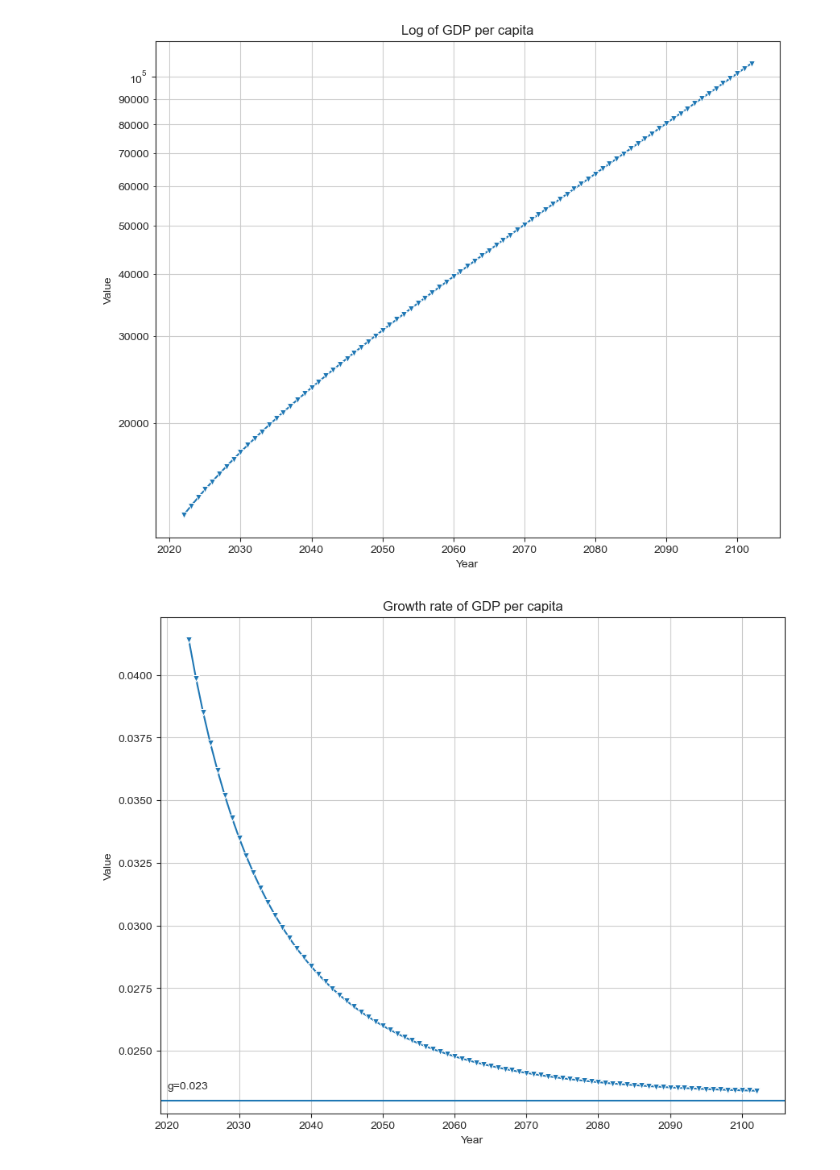
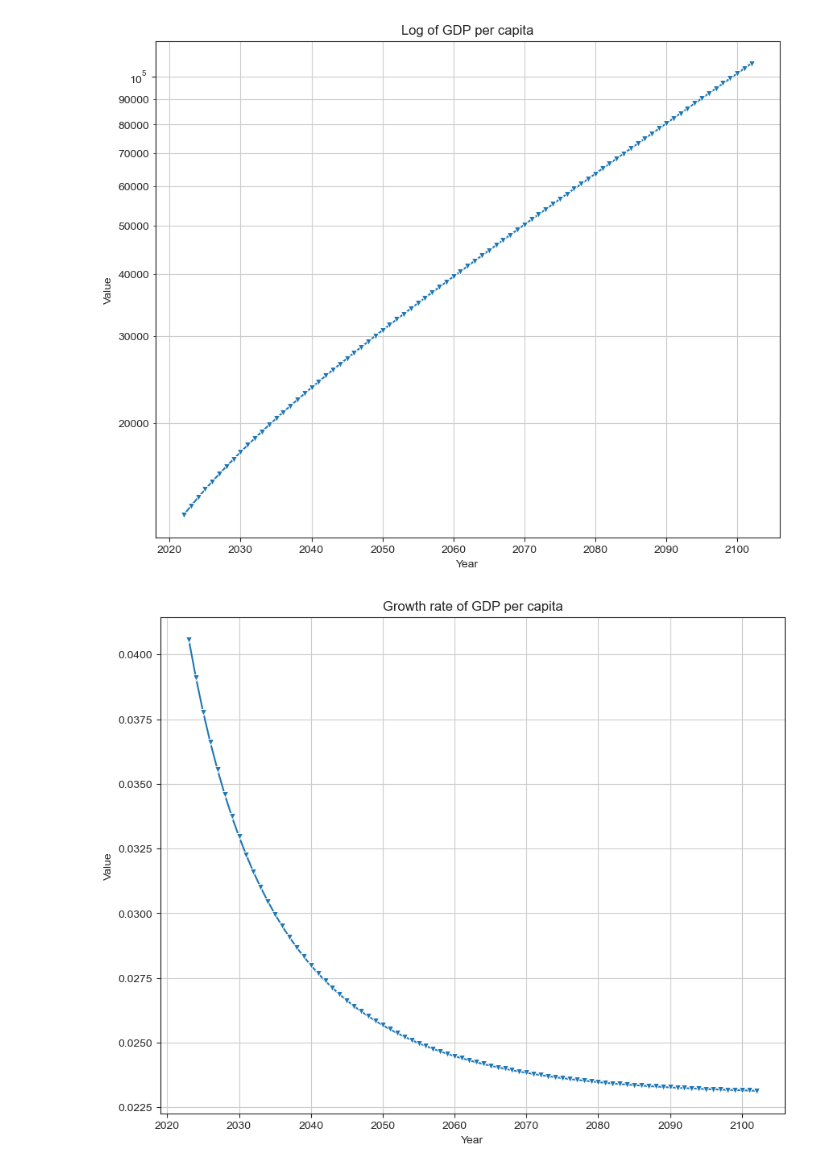
Before and after one commit to pszewi/Macro-4-Assignments, a Jupyter notebook: Assignment 1/EGI_2024_A1.ipynb, the cells around one changed output. Saved outputs shown, nothing was run; the diff lists cells and outputs as text; code cells hidden in the pictures.

Commit message:
correcting growth rates+graphs

```diff
--- a/Assignment 1/EGI_2024_A1.ipynb
+++ b/Assignment 1/EGI_2024_A1.ipynb
@@ -86,7 +86,7 @@ def cols_of_interest(df, A_col, Y_col, K_col,y_col,y_tilde_col,k_tilde_col, opt=
     return
 
 def growth_rate(df, y_col, growth_col):
-    df[growth_col] = (df[y_col] - df[y_col].shift(1))/df[y_col].shift(1)
+    df[growth_col] = (np.log(df[y_col]) - np.log(df[y_col].shift(1)))
 # %%
 # using the function
 capital_accum(scen_1,'A')
@@ -95,38 +95,38 @@ capital_accum(scen_1,'A')
 cols_of_interest(scen_1,'A','Y','K','y','y_tilde','k_tilde')
 
 # adding a growth rate column
 growth_rate(scen_1,'y','y_growth')
 
 # importing a sub-lib for the formatting of the scale
 from matplotlib.ticker import FormatStrFormatter
 
 # making the level graph
 sns.set_style('ticks')
 fig, ax = plt.subplots()
 fig.set_figheight(8)
 fig.set_figwidth(10)
 sns.lineplot(x='Year', y='y',data=scen_1 ,style=1, markers='v', legend=None).set(yscale='log', title='Log of GDP per capita', ylabel='Value')
 ax.grid(True, 'both')
 ax.yaxis.set_minor_formatter(FormatStrFormatter('%.i'))
 
 # saving the figure
-# fig.savefig(fname='log_gdp_scen_1.png')
+fig.savefig(fname='assignment exports/log_gdp_scen_1.png')
 
 # making the growth graph
 fig, ax = plt.subplots()
 fig.set_figheight(8)
 fig.set_figwidth(10)
 sns.lineplot(x='Year',y='y_growth', data=scen_1 ,style=1, markers='v',legend=None)
 ax.grid(True)
-ax.axhline(y=0.023)
-ax.annotate('g=0.023', xy=(2020,0.0235))
+# ax.axhline(y=0.023)
+# ax.annotate('g=0.023', xy=(2020,0.0235))
 ax.set(title='Growth rate of GDP per capita', ylabel='Value')
 
 # saving the figure
-# fig.savefig(fname='gdp_growth_scen_1.png')
+fig.savefig(fname='assignment exports/gdp_growth_scen_1.png')
 # %% [output]
 [figure]
-[figure, old version]
+[figure, new version]
 # %%
 # scenario 2 - expected random events
 
```
Also changed, not shown: parts of 5 cells of this notebook.
